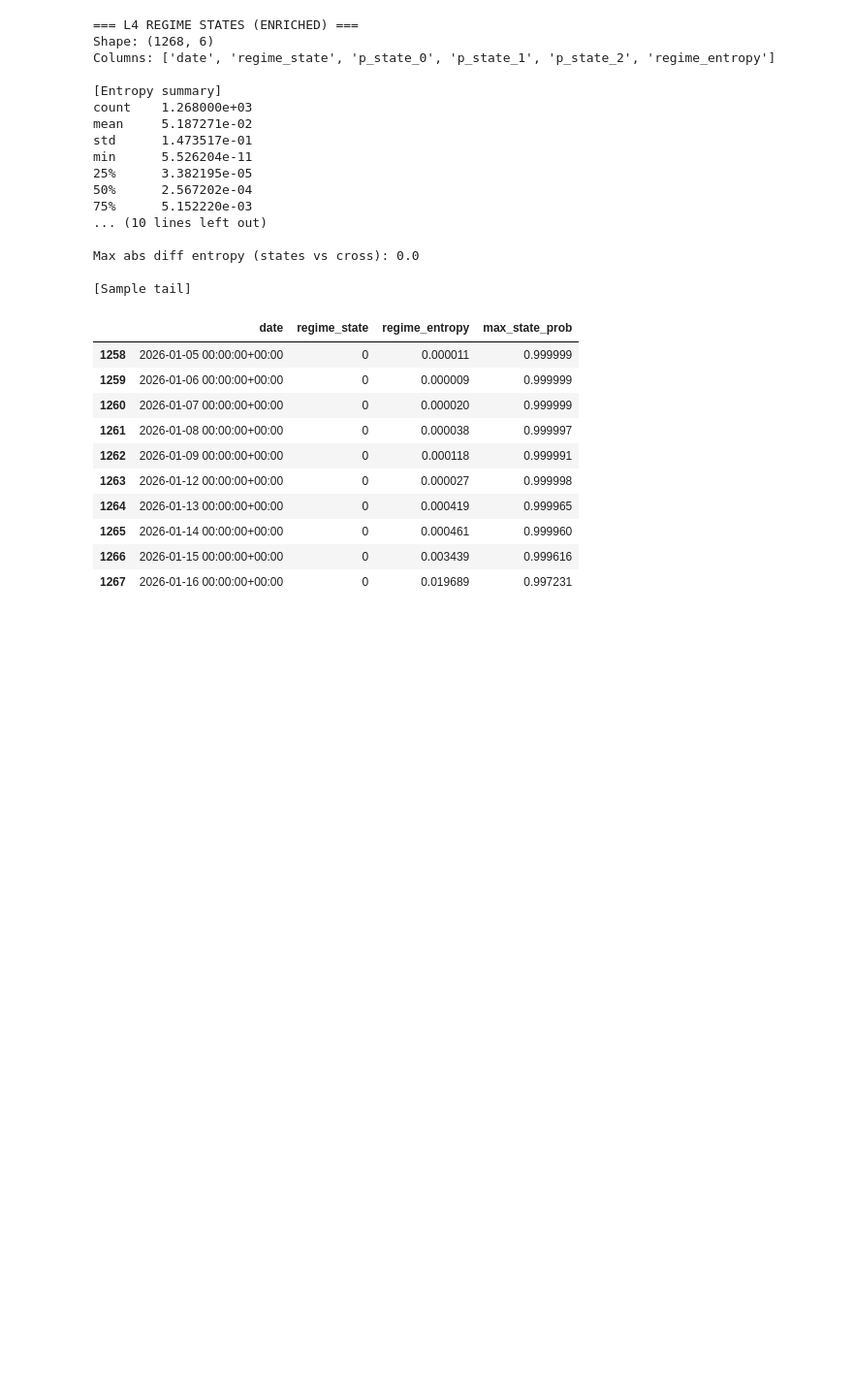
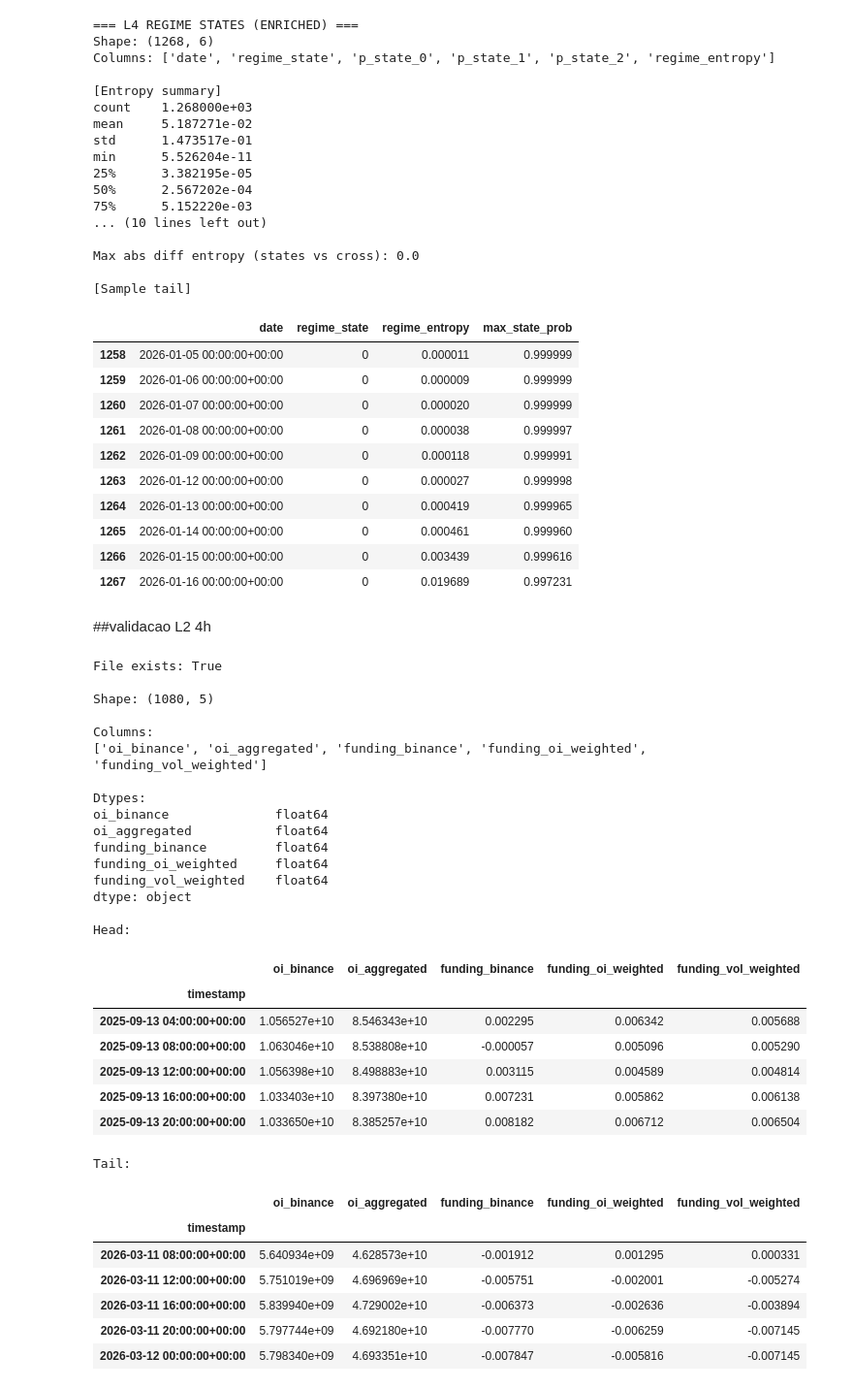
Before and after one commit to essington62/crypto-market-state, a Jupyter notebook: notebooks/assessment.ipynb, the cells around one changed output. Shown at 97% size. Cells and saved outputs as stored; diff of their text form; code cells hidden in the pictures; blank space fills up the shorter version.

```diff
--- a/notebooks/assessment.ipynb
+++ b/notebooks/assessment.ipynb
@@ -1190,3 +1190,72 @@ Max abs diff entropy (states vs cross): 0.0
 | 1265 | 2026-01-14 00:00:00+00:00 | 0 | 0.000461 | 0.999960 |
 | 1266 | 2026-01-15 00:00:00+00:00 | 0 | 0.003439 | 0.999616 |
 | 1267 | 2026-01-16 00:00:00+00:00 | 0 | 0.019689 | 0.997231 |
+# %% [markdown]
+##validacao L2 4h
+# %%
+import pandas as pd
+from pathlib import Path
+
+path = Path("/Users/brown/Documents/MLGeral/crypto_v2/crypto-market-state/data/02_intermediate/derivatives/coinglass/BTCUSDT_4h.parquet")
+
+print("File exists:", path.exists())
+
+df = pd.read_parquet(path)
+
+print("\nShape:", df.shape)
+
+print("\nColumns:")
+print(df.columns.tolist())
+
+print("\nDtypes:")
+print(df.dtypes)
+
+print("\nHead:")
+display(df.head())
+
+print("\nTail:")
+display(df.tail())
+
+# timestamp checks
+print("\nIndex type:", type(df.index))
+print("Index dtype:", df.index.dtype)
+print("Timezone:", getattr(df.index, "tz", None))
+
+print("\nDuplicate timestamps:", df.index.duplicated().sum())
+
+print("\nIs sorted:", df.index.is_monotonic_increasing)
+
+print("\nNaN count:")
+print(df.isna().sum())
+# %% [output]
+File exists: True
+
+Shape: (1080, 5)
+
+Columns:
+['oi_binance', 'oi_aggregated', 'funding_binance', 'funding_oi_weighted', 'funding_vol_weighted']
+
+Dtypes:
+oi_binance              float64
+oi_aggregated           float64
+funding_binance         float64
+funding_oi_weighted     float64
+funding_vol_weighted    float64
+dtype: object
+
+Head:
+|  | oi_binance | oi_aggregated | funding_binance | funding_oi_weighted | funding_vol_weighted |
+| timestamp |  |  |  |  |  |
+| 2025-09-13 04:00:00+00:00 | 1.056527e+10 | 8.546343e+10 | 0.002295 | 0.006342 | 0.005688 |
+| 2025-09-13 08:00:00+00:00 | 1.063046e+10 | 8.538808e+10 | -0.000057 | 0.005096 | 0.005290 |
+| 2025-09-13 12:00:00+00:00 | 1.056398e+10 | 8.498883e+10 | 0.003115 | 0.004589 | 0.004814 |
+| 2025-09-13 16:00:00+00:00 | 1.033403e+10 | 8.397380e+10 | 0.007231 | 0.005862 | 0.006138 |
+| 2025-09-13 20:00:00+00:00 | 1.033650e+10 | 8.385257e+10 | 0.008182 | 0.006712 | 0.006504 |
+Tail:
+|  | oi_binance | oi_aggregated | funding_binance | funding_oi_weighted | funding_vol_weighted |
+| timestamp |  |  |  |  |  |
+| 2026-03-11 08:00:00+00:00 | 5.640934e+09 | 4.628573e+10 | -0.001912 | 0.001295 | 0.000331 |
+| 2026-03-11 12:00:00+00:00 | 5.751019e+09 | 4.696969e+10 | -0.005751 | -0.002001 | -0.005274 |
+| 2026-03-11 16:00:00+00:00 | 5.839940e+09 | 4.729002e+10 | -0.006373 | -0.002636 | -0.003894 |
+| 2026-03-11 20:00:00+00:00 | 5.797744e+09 | 4.692180e+10 | -0.007770 | -0.006259 | -0.007145 |
+| 2026-03-12 00:00:00+00:00 | 5.798340e+09 | 4.693351e+10 | -0.007847 | -0.005816 | -0.007145 |
```
Also changed, not shown: parts of 7 cells of this notebook, 42 other files.
